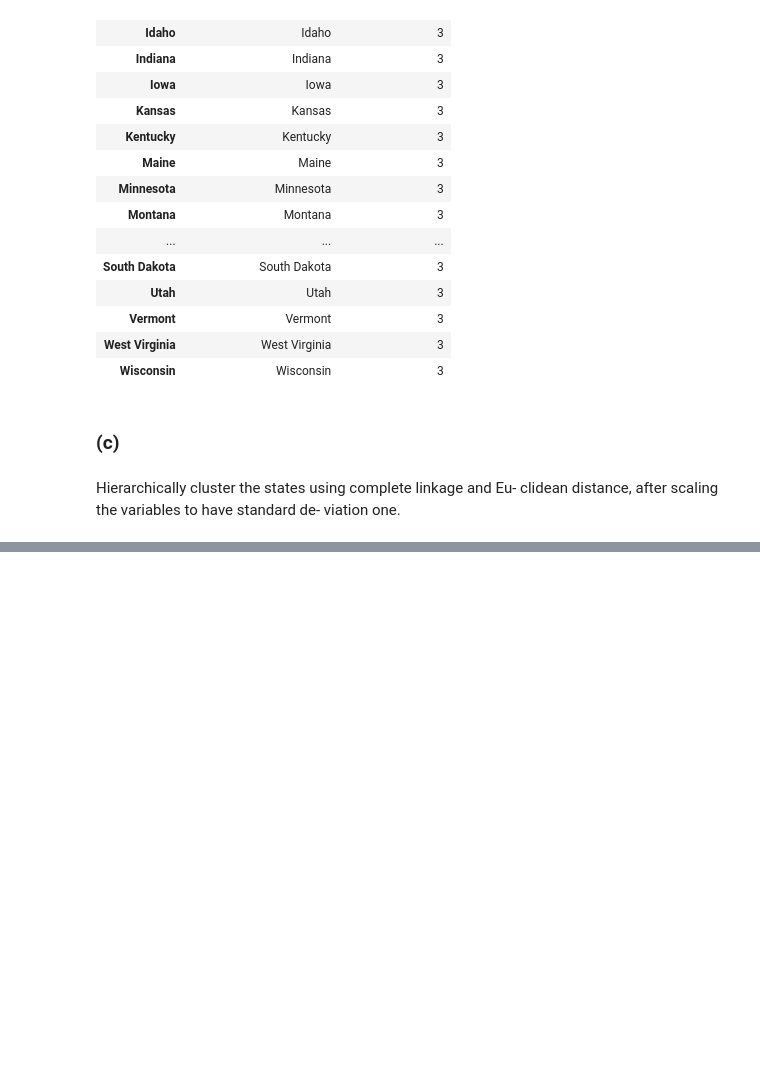
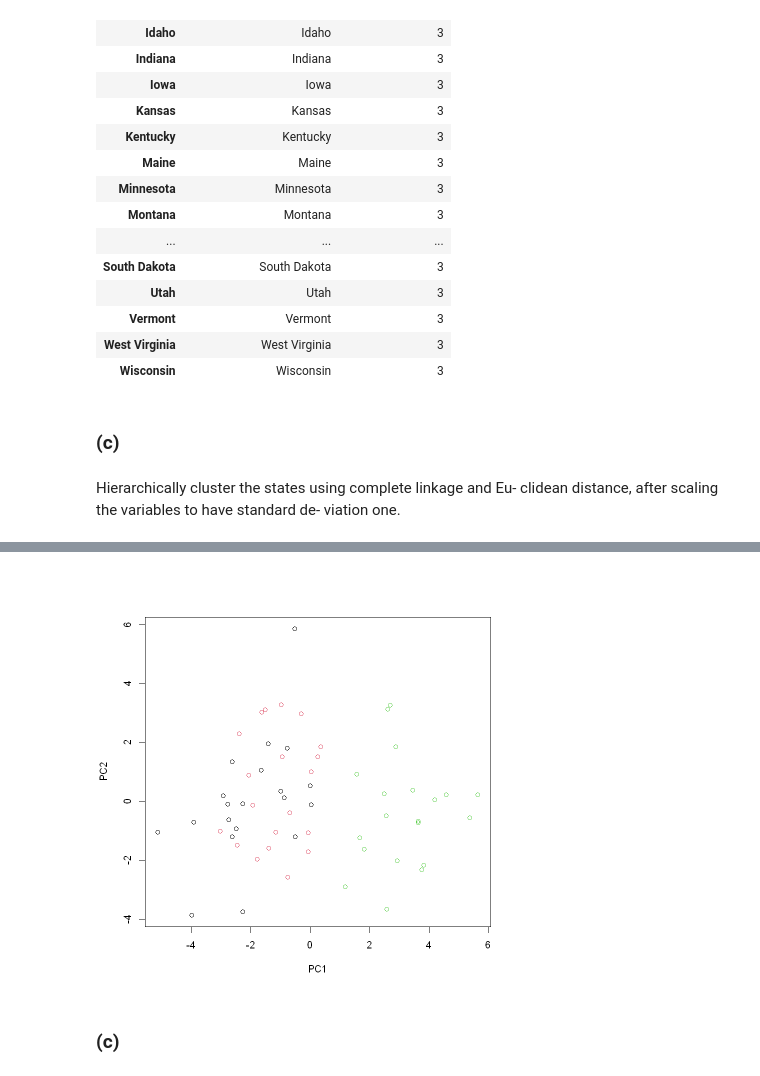
Before and after one commit to dimitrik1223/ISLR, a Jupyter notebook: ISLR/ISLR Chapter 10 Exercises.ipynb, the cells around one changed output, grey strips where cells are left out. Drawn from its saved outputs; the diff is of its cells as text; code cells hidden in the pictures; blank space fills up the shorter version.

```diff
--- a/ISLR/ISLR Chapter 10 Exercises.ipynb
+++ b/ISLR/ISLR Chapter 10 Exercises.ipynb
@@ -246,0 +365,13 @@ A data.frame: 20 × 2
+# %%
+set.seed(123)
+
+for(i in 1:60){
+    vector = rnorm(60)
+    matrix = cbind(vector,vector)
+}
+
+
+#create three vectors
+feature_mat = matrix(sapply(1:3,function(x){ rnorm(20*50,mean = 10*sqrt(x))}),ncol=50)# 20 obs. in each class with 50 features.
+
+class=unlist(lapply(1:3,function(x){rep(x,20)}))
@@ -246,0 +388,7 @@ A data.frame: 20 × 2
+# %%
+PCA=prcomp(feature_mat)
+plot(PCA$x[,c(1,2)],col=class)
+# %% [output]
+[figure, added]
+# %% [markdown]
+### (c)
```
Also changed, not shown: parts of 46 cells of this notebook.
